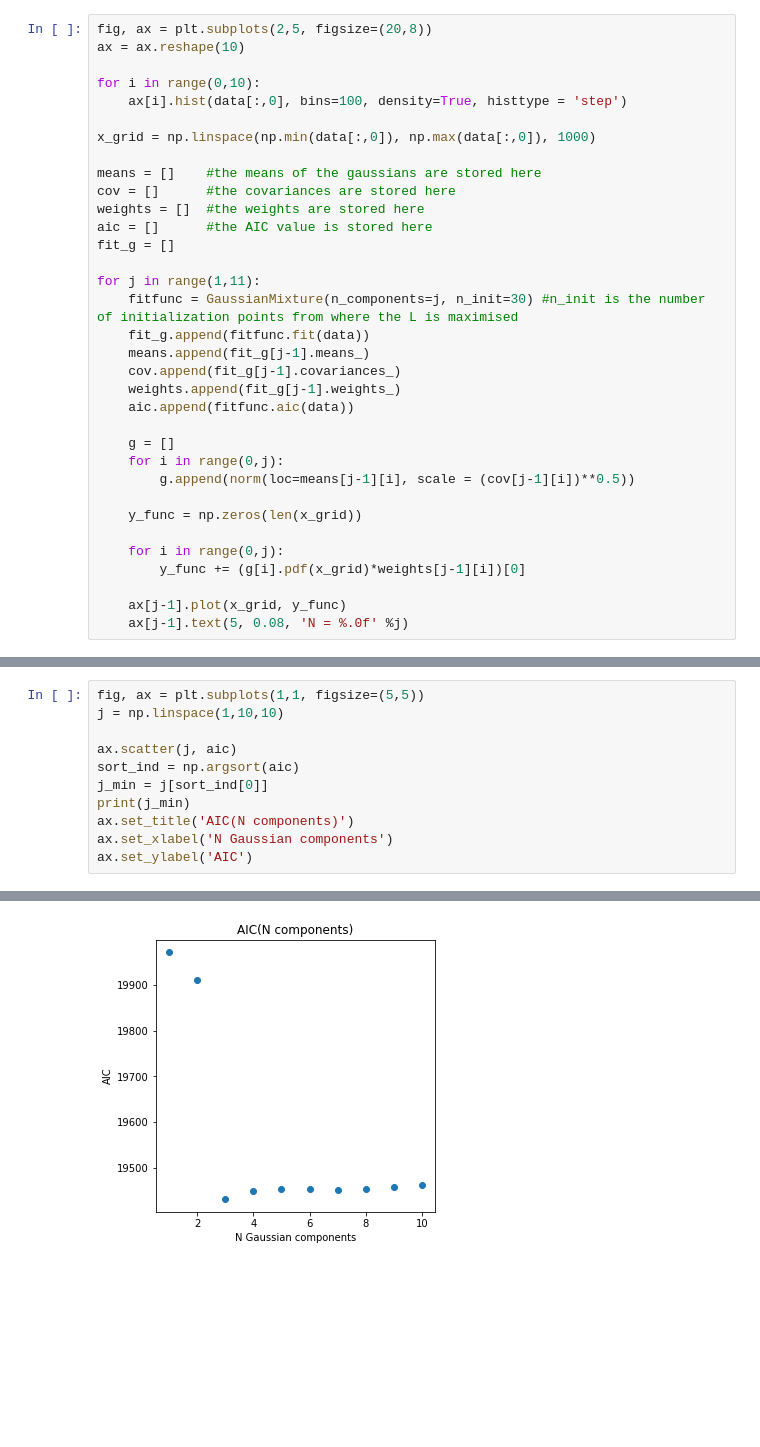
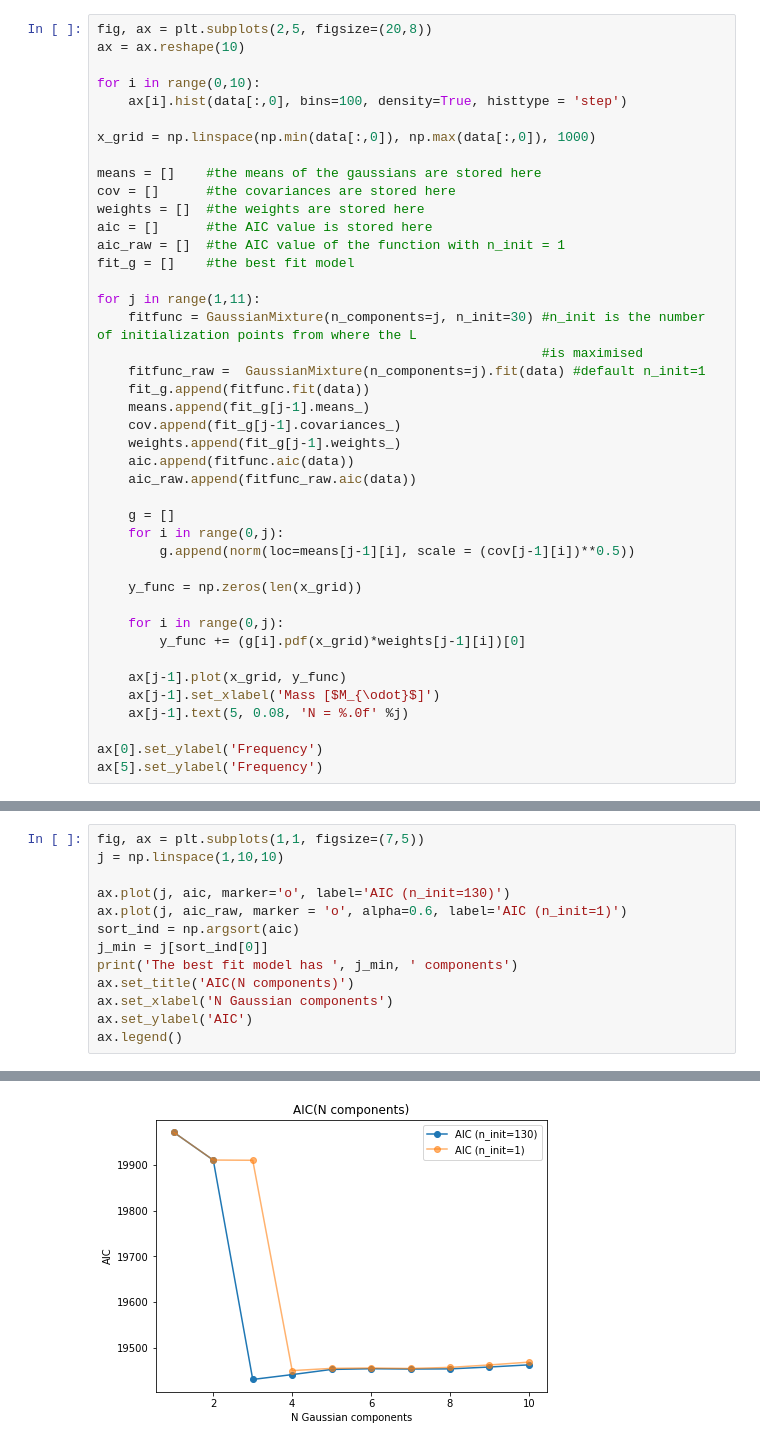
Before and after one commit to giuliapru/astrostatistics_bicocca_2022, a Jupyter notebook: working/L06_Gaussian_mixture.ipynb, the cells around one changed output, grey strips where cells are left out. Cells and saved outputs as stored; diff of their text form; blank space fills up the shorter version.

```diff
--- a/working/L06_Gaussian_mixture.ipynb
+++ b/working/L06_Gaussian_mixture.ipynb
@@ -22,15 +38,19 @@ means = []    #the means of the gaussians are stored here
 cov = []      #the covariances are stored here
 weights = []  #the weights are stored here
 aic = []      #the AIC value is stored here
-fit_g = []
+aic_raw = []  #the AIC value of the function with n_init = 1
+fit_g = []    #the best fit model
 
 for j in range(1,11):
-    fitfunc = GaussianMixture(n_components=j, n_init=30) #n_init is the number of initialization points from where the L is maximised
+    fitfunc = GaussianMixture(n_components=j, n_init=30) #n_init is the number of initialization points from where the L
+                                                         #is maximised
+    fitfunc_raw =  GaussianMixture(n_components=j).fit(data) #default n_init=1
     fit_g.append(fitfunc.fit(data))
     means.append(fit_g[j-1].means_)
     cov.append(fit_g[j-1].covariances_)
     weights.append(fit_g[j-1].weights_)
     aic.append(fitfunc.aic(data))
+    aic_raw.append(fitfunc_raw.aic(data))
 
     g = []
     for i in range(0,j):
@@ -42,5 +62,9 @@ for j in range(1,11):
         y_func += (g[i].pdf(x_grid)*weights[j-1][i])[0]
 
     ax[j-1].plot(x_grid, y_func)
+    ax[j-1].set_xlabel('Mass [$M_{\odot}$]')
     ax[j-1].text(5, 0.08, 'N = %.0f' %j)
+
+ax[0].set_ylabel('Frequency')
+ax[5].set_ylabel('Frequency')
 # %% [output]
@@ -48,12 +77,14 @@ for j in range(1,11):
 # %%
-fig, ax = plt.subplots(1,1, figsize=(5,5))
+fig, ax = plt.subplots(1,1, figsize=(7,5))
 j = np.linspace(1,10,10)
 
-ax.scatter(j, aic)
+ax.plot(j, aic, marker='o', label='AIC (n_init=130)')
+ax.plot(j, aic_raw, marker = 'o', alpha=0.6, label='AIC (n_init=1)')
 sort_ind = np.argsort(aic)
 j_min = j[sort_ind[0]]
-print(j_min)
+print('The best fit model has ', j_min, ' components')
 ax.set_title('AIC(N components)')
 ax.set_xlabel('N Gaussian components')
 ax.set_ylabel('AIC')
+ax.legend()
 # %% [output]
@@ -62 +93 @@ Text(0, 0.5, 'AIC')
-[figure, old version]
+[figure, new version]
```
Also changed, not shown: parts of 12 cells of this notebook.
